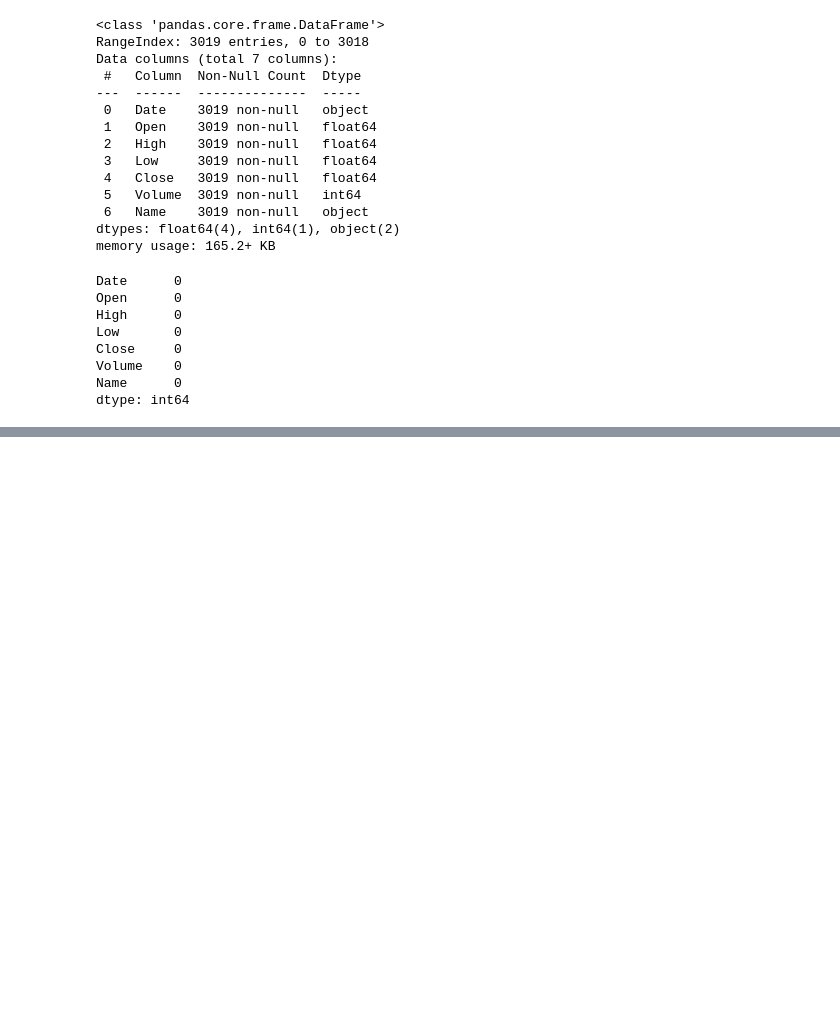
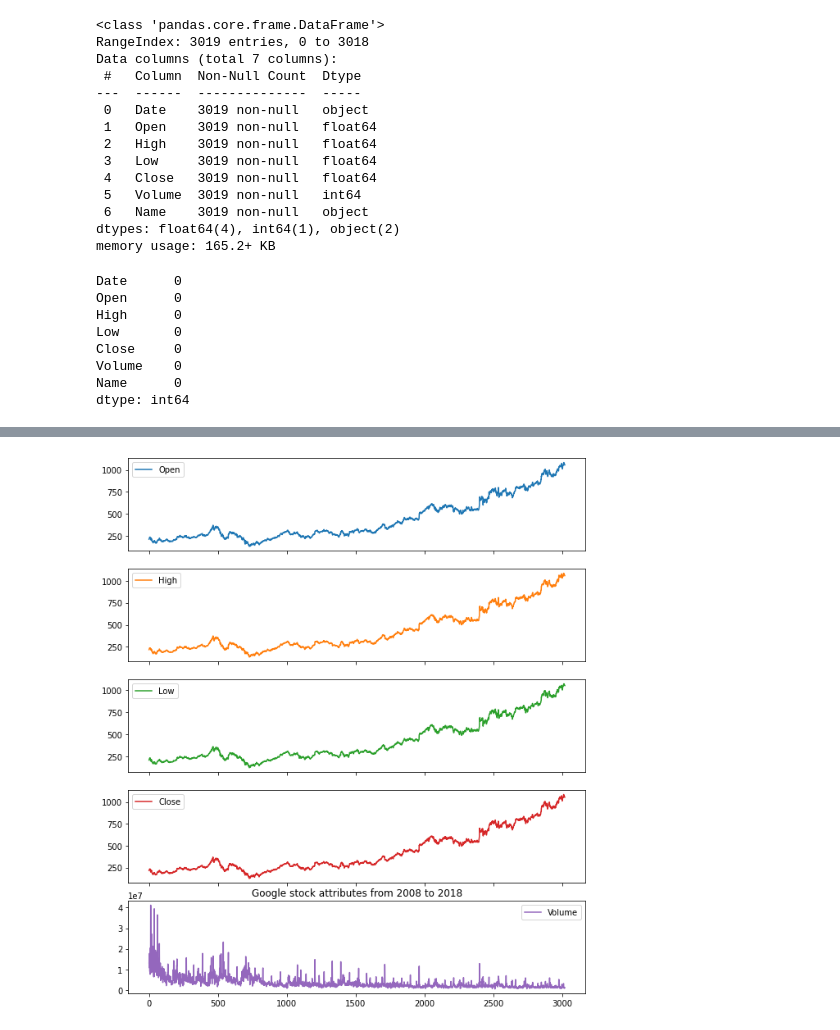
Before and after one commit to Tom-Jung/ML_Colab, a Jupyter notebook: 4_stocks_prediction.ipynb, the cells around one changed output, grey strips where cells are left out. Drawn from its saved outputs; the diff is of its cells as text; code cells hidden in the pictures; blank space fills up the shorter version.

```diff
--- a/4_stocks_prediction.ipynb
+++ b/4_stocks_prediction.ipynb
@@ -116,0 +139,6 @@ fig.show()
+# %%
+google.plot(subplots=True, figsize=(10,12))
+plt.title('Google stock attributes from 2008 to 2018')
+plt.show()
+# %% [output]
+[figure, added]
```
Also changed, not shown: parts of 26 cells of this notebook.
